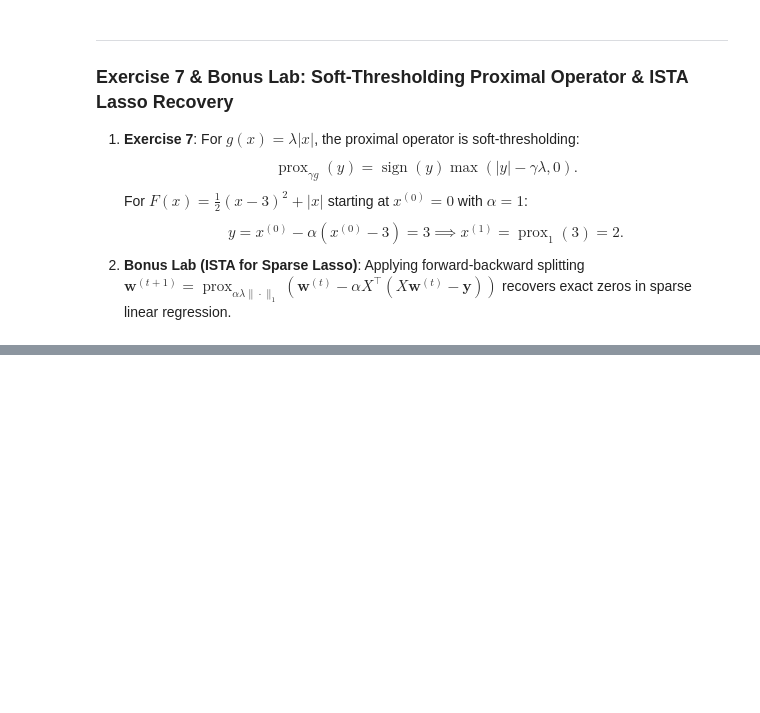
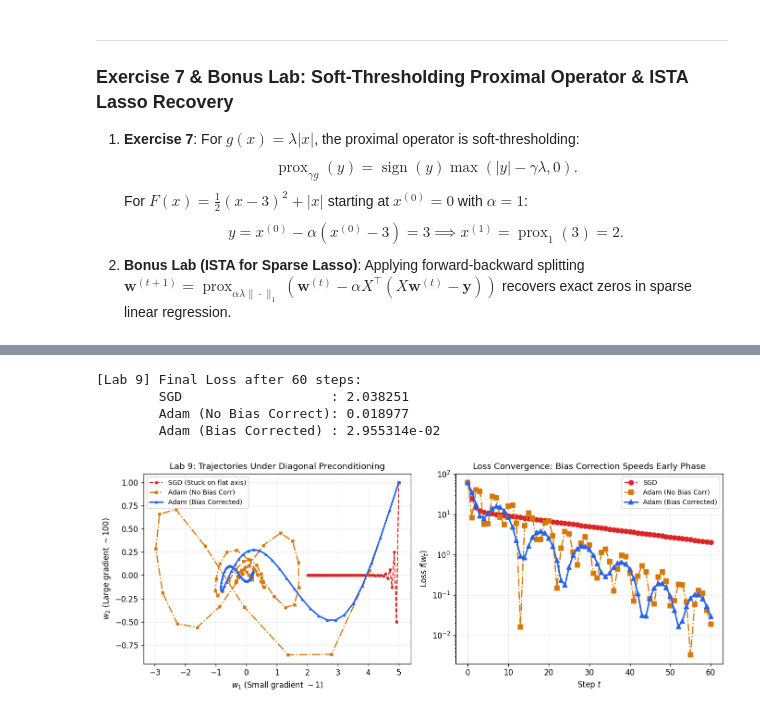
Before and after one commit to xuanxinjushi/mathematics-for-ai-machine-learning, a Jupyter notebook: chapter12-optimization-method/code/proj.ipynb, the cells around one changed output, grey strips where cells are left out. Drawn from its saved outputs; the diff is of its cells as text; code cells hidden in the pictures; blank space fills up the shorter version.

```diff
--- a/chapter12-optimization-method/code/proj.ipynb
+++ b/chapter12-optimization-method/code/proj.ipynb
@@ -364,0 +461,78 @@ plt.show()
+# %%
+# Lab 9: Adam Diagonal Preconditioning and Bias Correction
+loss_fn = lambda w: 0.5 * (w[0]**2 + 100.0 * w[1]**2)
+grad_fn = lambda w: np.array([w[0], 100.0 * w[1]])
+w0 = np.array([5.0, 1.0])
+steps = 60
+
+# 1. SGD
+eta_sgd = 0.015
+w_sgd = [w0.copy()]
+curr = w0.copy()
+for _ in range(steps):
+    curr = curr - eta_sgd * grad_fn(curr)
+    w_sgd.append(curr.copy())
+w_sgd = np.array(w_sgd)
+
+# 2. Adam with Bias Correction
+w_adam = [w0.copy()]
+curr = w0.copy()
+m = np.zeros(2)
+v = np.zeros(2)
+beta1, beta2, lr_adam, eps = 0.9, 0.999, 0.3, 1e-8
+for t in range(1, steps + 1):
+    g = grad_fn(curr)
+    m = beta1 * m + (1.0 - beta1) * g
+    v = beta2 * v + (1.0 - beta2) * (g**2)
+    m_hat = m / (1.0 - beta1**t)
+    v_hat = v / (1.0 - beta2**t)
+    curr = curr - lr_adam * m_hat / (np.sqrt(v_hat) + eps)
+    w_adam.append(curr.copy())
+w_adam = np.array(w_adam)
+
+# 3. Adam WITHOUT Bias Correction
+w_adam_nobias = [w0.copy()]
+curr = w0.copy()
+m = np.zeros(2)
+v = np.zeros(2)
+for t in range(1, steps + 1):
+    g = grad_fn(curr)
+    m = beta1 * m + (1.0 - beta1) * g
+    v = beta2 * v + (1.0 - beta2) * (g**2)
+    curr = curr - lr_adam * m / (np.sqrt(v) + eps)
+    w_adam_nobias.append(curr.copy())
+w_adam_nobias = np.array(w_adam_nobias)
+
+loss_adam = [loss_fn(w) for w in w_adam]
+loss_nobias = [loss_fn(w) for w in w_adam_nobias]
+loss_sgd_vals = [loss_fn(w) for w in w_sgd]
+
+print(f"[Lab 9] Final Loss after {steps} steps:")
+print(f"        SGD                   : {loss_sgd_vals[-1]:.6f}")
+print(f"        Adam (No Bias Correct): {loss_nobias[-1]:.6f}")
+print(f"        Adam (Bias Corrected) : {loss_adam[-1]:.6e}")
+
+fig, (ax1, ax2) = plt.subplots(1, 2, figsize=(11.5, 4.4))
+ax1.plot(w_sgd[:, 0], w_sgd[:, 1], 'o--', color='#dc2626', lw=1.4, markersize=3, label='SGD (Stuck on flat axis)')
+ax1.plot(w_adam_nobias[:, 0], w_adam_nobias[:, 1], 's-.', color='#d97706', lw=1.6, markersize=3, label='Adam (No Bias Corr)')
+ax1.plot(w_adam[:, 0], w_adam[:, 1], '^-', color='#2563eb', lw=2.0, markersize=3, label='Adam (Bias Corrected)')
+ax1.set_title('Lab 9: Trajectories Under Diagonal Preconditioning')
+ax1.set_xlabel(r'$w_1$ (Small gradient $\sim 1$)')
+ax1.set_ylabel(r'$w_2$ (Large gradient $\sim 100$)')
+ax1.legend(fontsize=8.5)
+
+ax2.semilogy(loss_sgd_vals, 'o--', color='#dc2626', lw=1.4, label='SGD')
+ax2.semilogy(loss_nobias, 's-.', color='#d97706', lw=1.6, label='Adam (No Bias Corr)')
+ax2.semilogy(loss_adam, '^-', color='#2563eb', lw=2.0, label='Adam (Bias Corrected)')
+ax2.set_title('Loss Convergence: Bias Correction Speeds Early Phase')
+ax2.set_xlabel('Step $t$')
+ax2.set_ylabel('Loss $f(w_t)$')
+ax2.legend(fontsize=8.5)
+plt.tight_layout()
+plt.show()
+# %% [output]
+[Lab 9] Final Loss after 60 steps:
+        SGD                   : 2.038251
+        Adam (No Bias Correct): 0.018977
+        Adam (Bias Corrected) : 2.955314e-02
+[figure, added]
```
Also changed, not shown: parts of 15 cells of this notebook, 19 other files.
